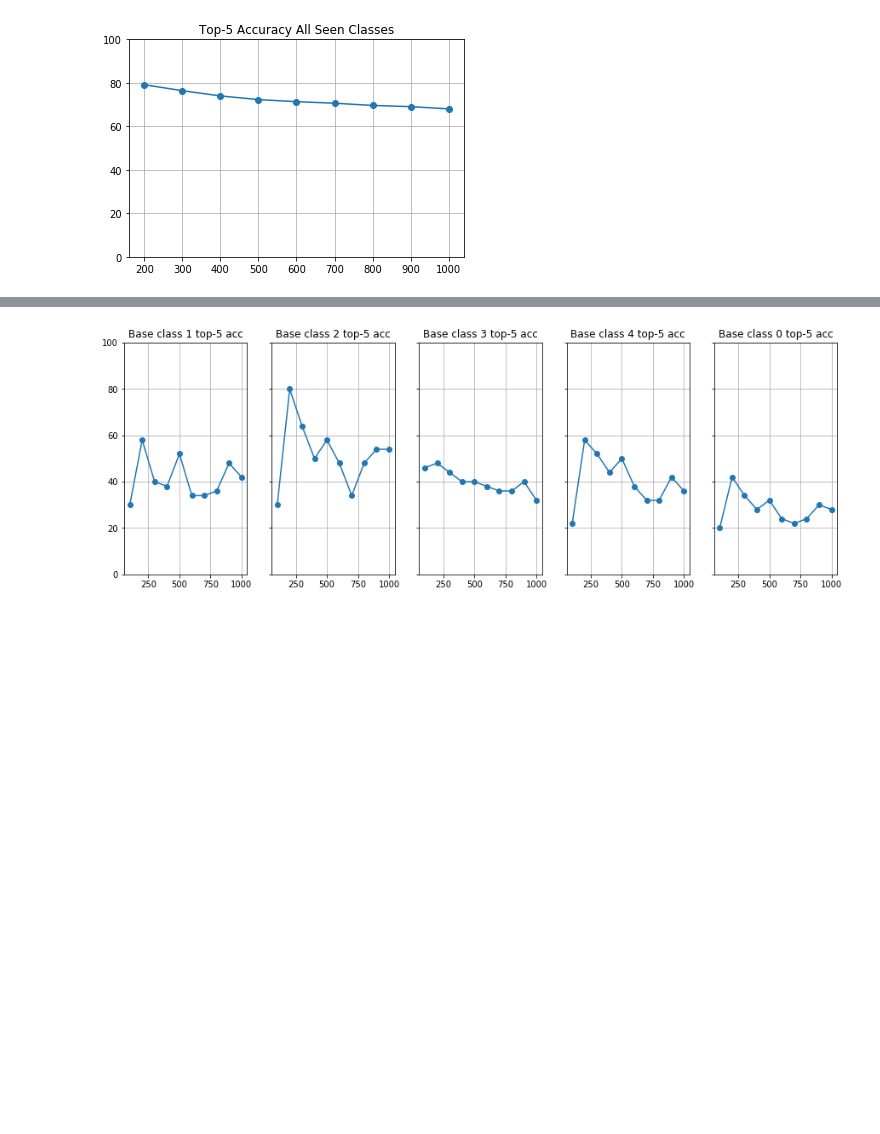
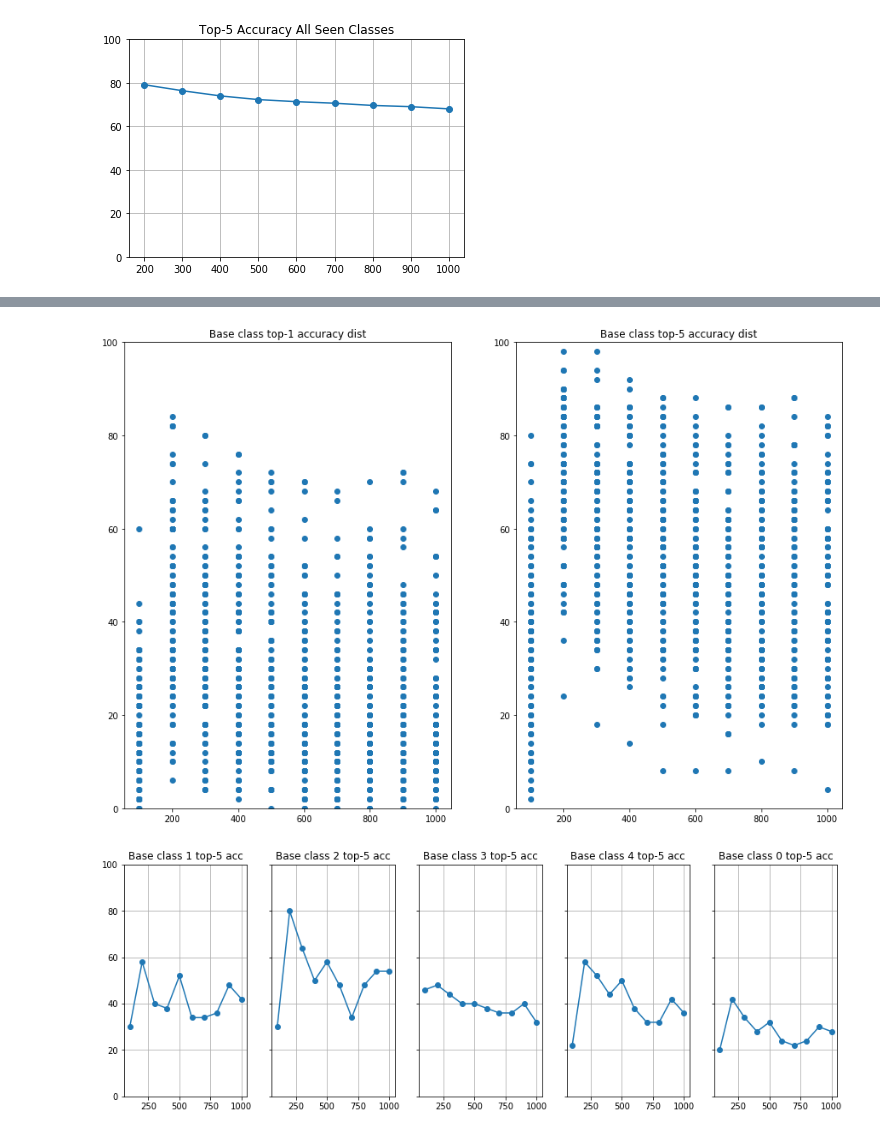
Before and after one commit to lukerbs/REMIND, a Jupyter notebook: image_classification_experiments/model_eval.ipynb, the cells around one changed output, grey strips where cells are left out. Saved outputs shown, nothing was run; the diff lists cells and outputs as text; code cells hidden in the pictures; blank space fills up the shorter version.

```diff
--- a/image_classification_experiments/model_eval.ipynb
+++ b/image_classification_experiments/model_eval.ipynb
@@ -82,3 +82,25 @@ plt.title("Top-5 Accuracy All Seen Classes")
 plt.show()
 # %% [output]
 [figure]
+# %%
+def get_imagenet_indices(labels, min_val, max_val):
+    return filter_by_class(labels, min_val, max_val)
+
+def filter_by_class(labels, min_class, max_class):
+    """
+    Return the indices for the desired classes in [min_class, max_class)
+    :param labels: class indices from numpy files
+    :param min_class: minimum class included
+    :param max_class: maximum class excluded
+    :return: list of indices
+    """
+    ixs = list(np.where(np.logical_and(labels >= min_class, labels < max_class))[0])
+    return ixs
+
+
+# 1300 training instances for nearly all classes
+train_labels = np.load('imagenet_files/imagenet_indices/imagenet_train_labels.npy')
+image_cts = {}
+for i in range(100):
+    image_cts[i] = len(get_imagenet_indices(train_labels, i, i+1))
+print(image_cts)
@@ -84,0 +109,7 @@ plt.show()
+# %%
+# 50 validation instances for all classes
+val_labels = np.load('imagenet_files/imagenet_indices/imagenet_val_labels.npy')
+val_cts = {}
+for i in range(100):
+    val_cts[i] = len(get_imagenet_indices(val_labels, i, i+1))
+print(val_cts)
@@ -85,3 +133,20 @@ plt.show()
+# %%
+xs = []
+ys_1 = []
+ys_5 = []
+for i in range(100, 1100, 100):
+    ys_1 += list(top1.loc[i].iloc[:100].values)
+    ys_5 += list(top5.loc[i].iloc[:100].values)
+    xs += [i]*100
+
+fig, axs = plt.subplots(1, 2, figsize=(15,10))
+axs[0].scatter(xs, ys_1)
+axs[0].set(title='Base class top-1 accuracy dist', ylim=[0, 100])
+axs[1].scatter(xs, ys_5)
+axs[1].set(title='Base class top-5 accuracy dist', ylim=[0, 100])
+plt.show()
+# %% [output]
+[figure, added]
 # %%
 # Plotting some base class accuracies over the course of training
 fig, axs = plt.subplots(1, 5, figsize=(15, 5))
```
Also changed, not shown: parts of 4 cells of this notebook.
